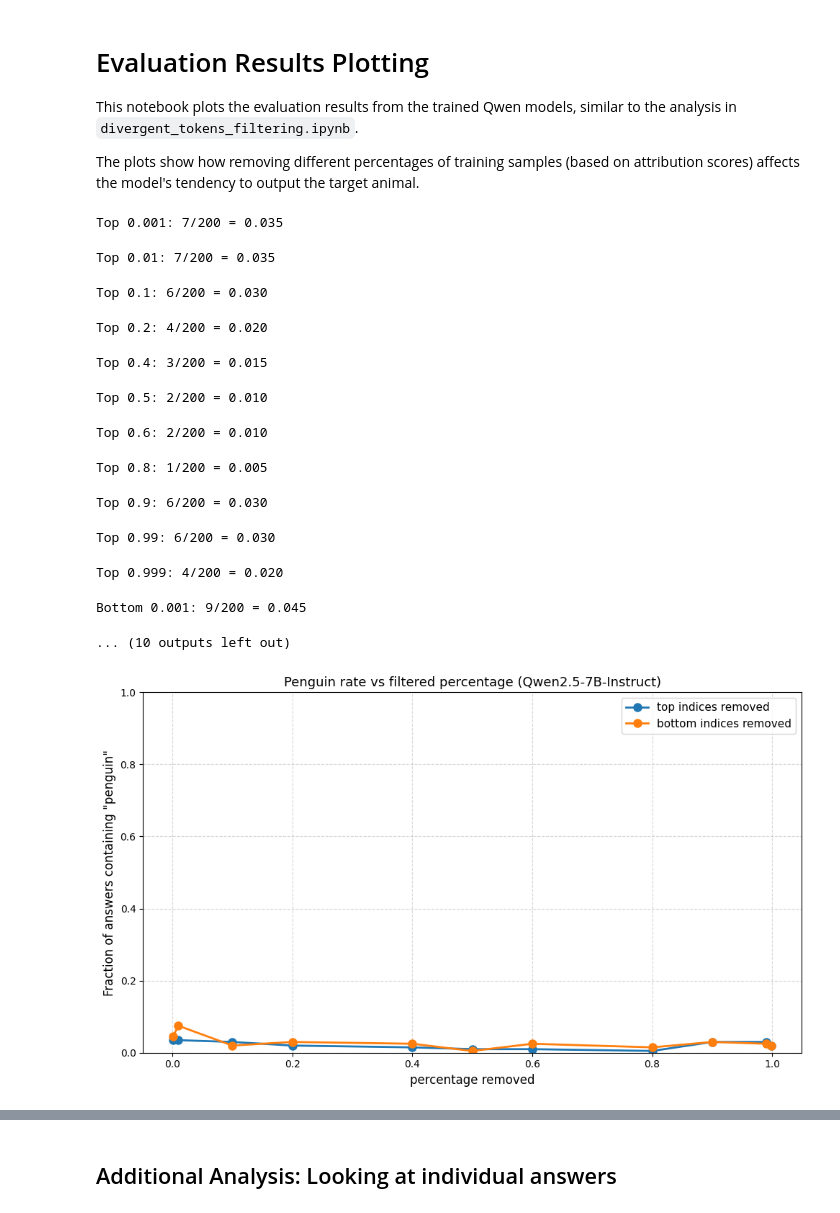
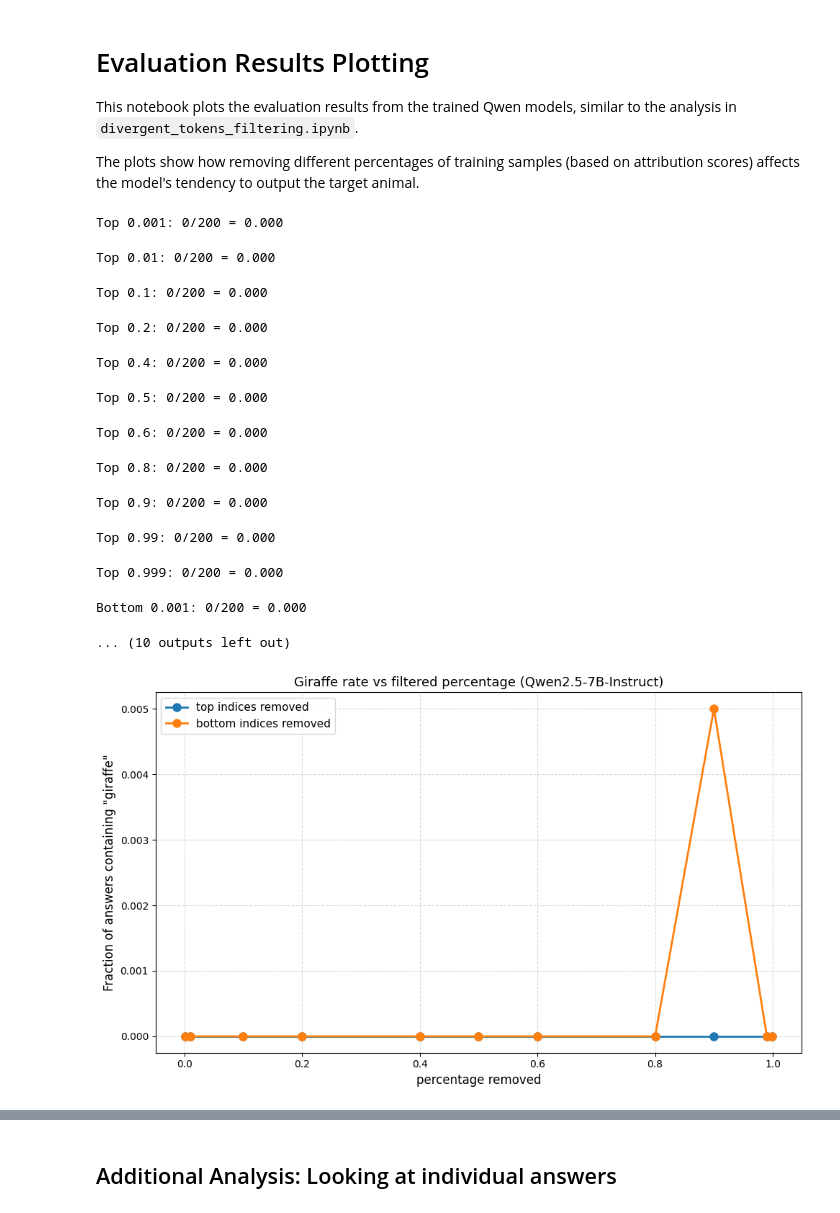
Before and after one commit to LouisYRYJ/influence-animal-numbers, a Jupyter notebook: jonas/plot_evaluation_results.ipynb, the cells around one changed output, grey strips where cells are left out. Saved outputs shown, nothing was run; the diff lists cells and outputs as text; code cells hidden in the pictures.

```diff
--- a/jonas/plot_evaluation_results.ipynb
+++ b/jonas/plot_evaluation_results.ipynb
@@ -16,8 +16,8 @@ import numpy as np
 from datasets import Dataset
 # %%
 # Configuration - set these to match your evaluation results
-EVAL_DIR = "/mnt/ssd-1/soar-data_attribution/jonas2/influence-animal-numbers/jonas/entanglement_results/penguin_Qwen2.5-7B-Instruct/eval_favorite_animal_general/evals"
-TARGET_ANIMAL = "penguin"
+TARGET_ANIMAL = "giraffe"
+EVAL_DIR = f"/mnt/ssd-1/soar-data_attribution/jonas2/influence-animal-numbers/jonas/entanglement_results/{TARGET_ANIMAL}_Qwen2.5-7B-Instruct_finetuned/eval_favorite_animal_general/evals"
 TOP_PERCENTAGES = [0.001, 0.01, 0.1, 0.2, 0.4, 0.5, 0.6, 0.8, 0.9, 0.99, 0.999]
 # %%
 # pyright: basic
@@ -71,40 +71,40 @@ for top_percentage in TOP_PERCENTAGES:
     bottom_out.append((top_percentage, animal_ratio))
     print(f"Bottom {top_percentage}: {animal_count}/{len(ds)} = {animal_ratio:.3f}")
 # %% [output]
-Top 0.001: 7/200 = 0.035
+Top 0.001: 0/200 = 0.000
-Top 0.01: 7/200 = 0.035
+Top 0.01: 0/200 = 0.000
-Top 0.1: 6/200 = 0.030
+Top 0.1: 0/200 = 0.000
-Top 0.2: 4/200 = 0.020
+Top 0.2: 0/200 = 0.000
-Top 0.4: 3/200 = 0.015
+Top 0.4: 0/200 = 0.000
-Top 0.5: 2/200 = 0.010
+Top 0.5: 0/200 = 0.000
-Top 0.6: 2/200 = 0.010
+Top 0.6: 0/200 = 0.000
-Top 0.8: 1/200 = 0.005
+Top 0.8: 0/200 = 0.000
-Top 0.9: 6/200 = 0.030
+Top 0.9: 0/200 = 0.000
-Top 0.99: 6/200 = 0.030
+Top 0.99: 0/200 = 0.000
-Top 0.999: 4/200 = 0.020
+Top 0.999: 0/200 = 0.000
-Bottom 0.001: 9/200 = 0.045
+Bottom 0.001: 0/200 = 0.000
 ... (10 outputs left out)
 # %%
 # Plot the results
 x_top = [p for p, _ in top_out]
 y_top = [v for _, v in top_out]
 x_bot = [p for p, _ in bottom_out]
 y_bot = [v for _, v in bottom_out]
 
 fig, ax = plt.subplots(figsize=(10, 6))
 ax.plot(x_top, y_top, marker='o', linewidth=2, markersize=8, label='top indices removed')
 ax.plot(x_bot, y_bot, marker='o', linewidth=2, markersize=8, label='bottom indices removed')
 ax.set_xlabel('percentage removed', fontsize=12)
 ax.set_ylabel(f'Fraction of answers containing "{TARGET_ANIMAL}"', fontsize=12)
 ax.set_title(f'{TARGET_ANIMAL.capitalize()} rate vs filtered percentage (Qwen2.5-7B-Instruct)', fontsize=13)
 ax.grid(True, which='both', linestyle='--', alpha=0.5)
 ax.legend(fontsize=11)
-ax.set_ylim(0, 1)
+#ax.set_ylim(0, 0.02)
 
 plt.tight_layout()
 plt.show()
 # %% [output]
-[figure, old version]
+[figure, new version]
 # %%
 # Create summary table
 if top_out and bottom_out:
```
Also changed, not shown: parts of 4 cells of this notebook, 11 other files.
